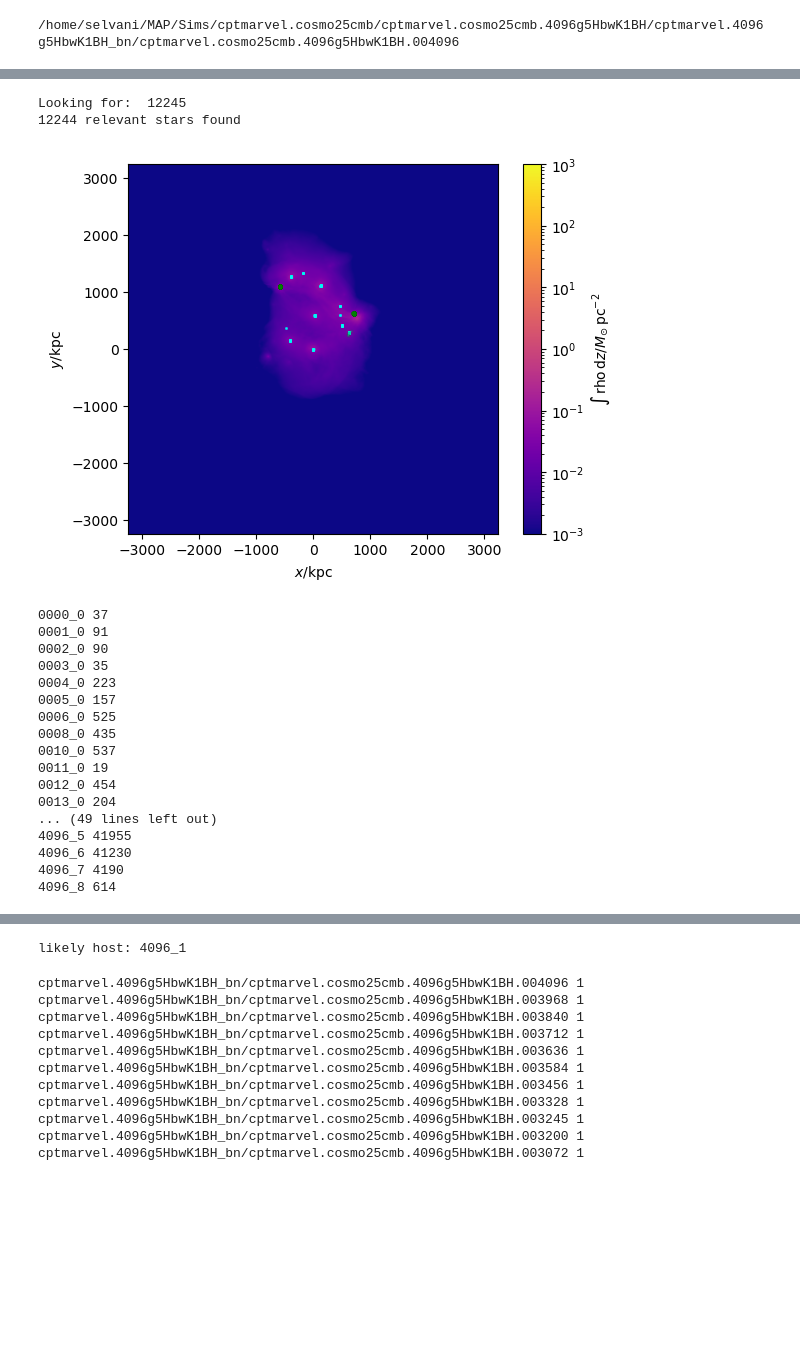
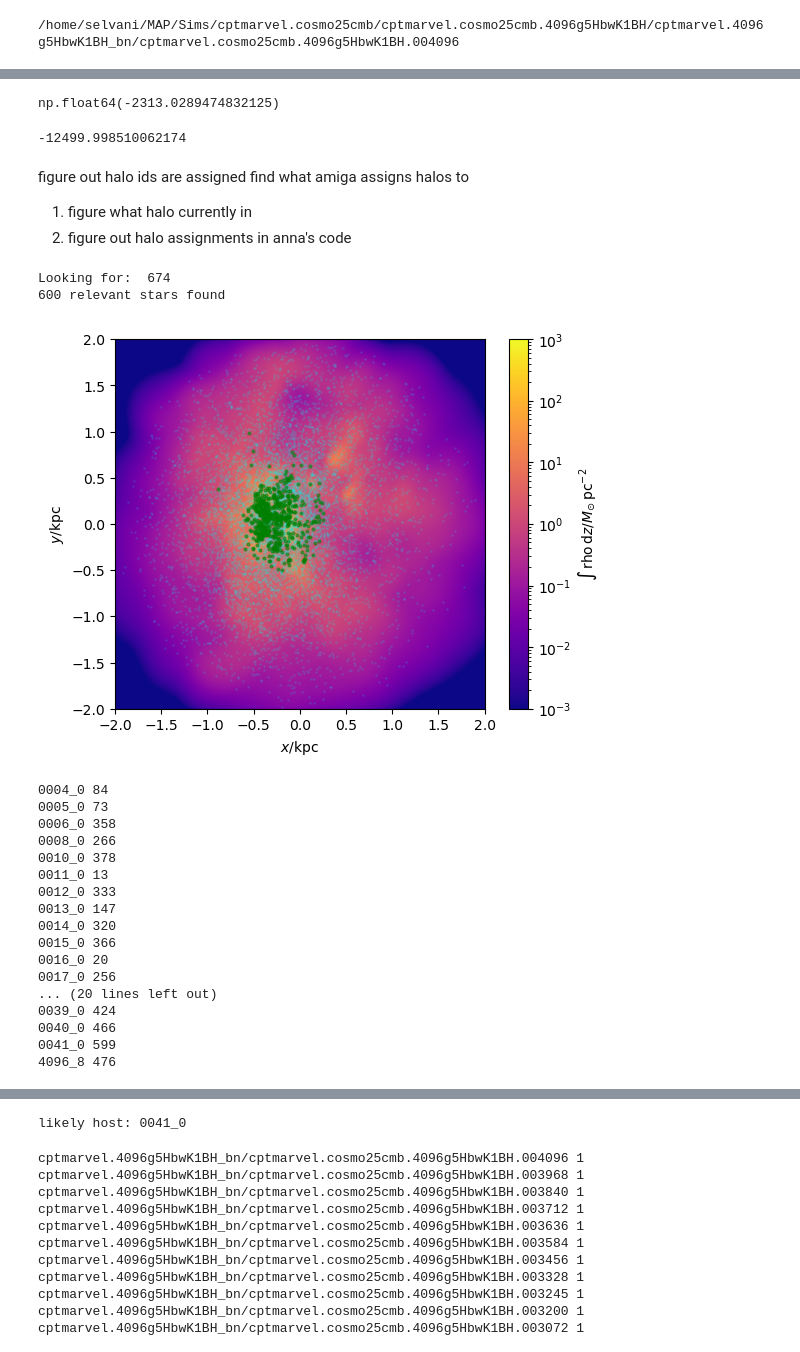
Before and after one commit to nssent25/pynbody, a Jupyter notebook: AnnaWright_startrace/RomZoomSHAnalysisScripts/TrackDownStars_rz.ipynb, the cells around one changed output, grey strips where cells are left out. Drawn from its saved outputs; the diff is of its cells as text; code cells hidden in the pictures; blank space fills up the shorter version.

Commit message:
changes to step 2 for parallel processing, step 6 plots with halos, scaling, rotation/projection for different axes

```diff
--- a/AnnaWright_startrace/RomZoomSHAnalysisScripts/TrackDownStars_rz.ipynb
+++ b/AnnaWright_startrace/RomZoomSHAnalysisScripts/TrackDownStars_rz.ipynb
@@ -53,7 +53,7 @@ relhostid = np.array(relhostid)
 print('relhostid = ', relhostid)
 
 st = 4096 # Which snapshot do you want to visualize these star particles at?
-tslim = 0 # What is the earliest snapshot that you want the star particles to have formed at?
+tslim = 3968 # What is the earliest snapshot that you want the star particles to have formed at?
     # tslim = st-96 # This is the standard MM spacing, so this would give you any star particles that formed since last snapshot
 ishalo = 0 # Which halo do you want to center on? If this is 0, we will center on the first star particles with relhostid
 # %% [output]
@@ -176,4 +234,5 @@ s = pynbody.load(fpath)
 /home/selvani/MAP/Sims/cptmarvel.cosmo25cmb/cptmarvel.cosmo25cmb.4096g5HbwK1BH/cptmarvel.4096g5HbwK1BH_bn/cptmarvel.cosmo25cmb.4096g5HbwK1BH.004096
 # %%
 s.physical_units()
-h = s.halos()
+# h = s.halos(halo_numbers='v1')
+# print(h)
@@ -204,0 +317,10 @@ print(valout.shape)
+# %%
+ids = np.where((s.s['x'][relstars]<final_x[0]+200) & (s.s['x'][relstars]>final_x[0]-200))
+final_y = np.mean(s.s['y'][relstars][ids])
+final_y
+# %% [output]
+np.float64(-2313.0289474832125)
+# %%
+print(np.min(s['x']))
+# %% [output]
+-12499.998510062174
@@ -205,25 +329,30 @@ print(valout.shape)
+# %% [markdown]
+figure out halo ids are assigned
+find what amiga assigns halos to
+1. figure what halo currently in
+2. figure out halo assignments in anna's code
 # %%
 print ('Looking for: ', len(pids)) # Full number of relevant star particles in this snapshot.
                                    # Make sure you actually find all of them!
-fst = HighlightParticles(s,roughcen,rad=valout,projax='faceon',show_hs=True) # Have our first look
+fst = HighlightParticles(s,roughcen,rad=2,projax='x',haloplot=False, show_hs=True) # Have our first look
 # %% [output]
-Looking for:  12245
-12244 relevant stars found
+Looking for:  674
+600 relevant stars found
-[figure, old version]
+[figure, new version]
-0000_0 37
-0001_0 91
-0002_0 90
-0003_0 35
-0004_0 223
-0005_0 157
-0006_0 525
-0008_0 435
-0010_0 537
-0011_0 19
-0012_0 454
-0013_0 204
-... (49 lines left out)
-4096_5 41955
-4096_6 41230
-4096_7 4190
-4096_8 614
+0004_0 84
+0005_0 73
+0006_0 358
+0008_0 266
+0010_0 378
+0011_0 13
+0012_0 333
+0013_0 147
+0014_0 320
+0015_0 366
+0016_0 20
+0017_0 256
+... (20 lines left out)
+0039_0 424
+0040_0 466
+0041_0 599
+4096_8 476
@@ -231,4 +360,4 @@ Looking for:  12245
-likely host: 4096_1
+likely host: 0041_0
 # %%
 # Print out the main progenitors of this halo in case you end up needing to back up and center on it
 # at an earlier snapshot (e.g., if it has already disrupted)
```
Also changed, not shown: parts of 11 cells of this notebook, 7 other files.
